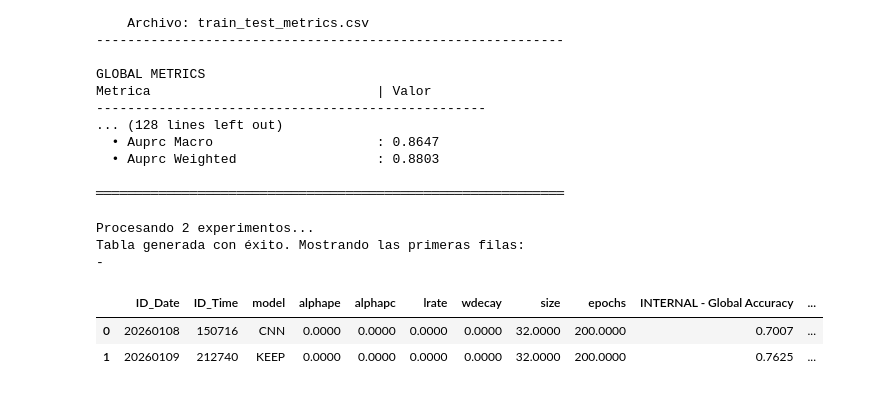
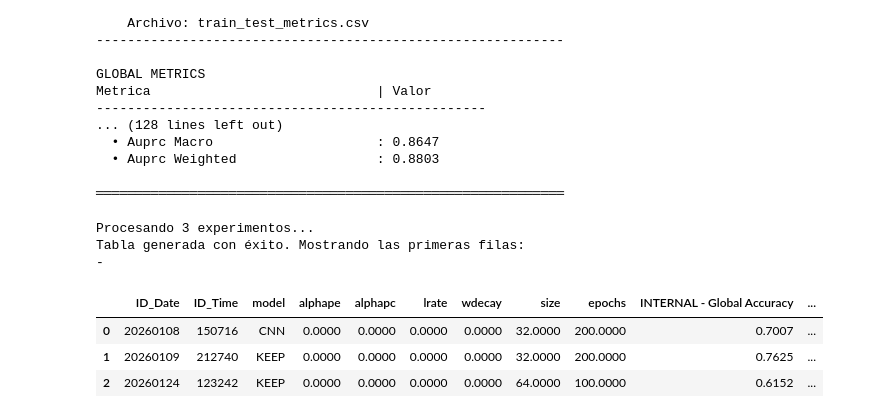
Before and after one commit to Nataliah612/Prost_Graph, a Jupyter notebook: notebooks/results_visualization.ipynb, the cells around one changed output. Drawn from its saved outputs; the diff is of its cells as text; code cells hidden in the pictures.

```diff
--- a/notebooks/results_visualization.ipynb
+++ b/notebooks/results_visualization.ipynb
@@ -370,31 +370,33 @@ def estilizar_tabla(df):
 
 # ==============================================================================
 # EJEMPLO DE USO
 # ==============================================================================
 
 # 1. Define tu lista de rutas (puedes usar glob para obtenerlas automáticamente)
 experimentos = [
     r"/workspace/results/20260108_150716_model-CNN_frozen_graph_alphape-0_alphapc-0_AdamW_lrate-1e-05_wdecay-1e-05_batch_size-32_epochs-200",
     r"/workspace/results/20260109_212740_model-KEEP_frozen_graph_alphape-0_alphapc-0_AdamW_lrate-1e-05_wdecay-1e-05_batch_size-32_epochs-200",
+    r"/workspace/results/20260124_123242_model-KEEP_frozen_mlp_alphape-0_alphapc-0_AdamW_lrate-1e-05_wdecay-1e-05_batch_size-64_epochs-100",
 ]
 
 # O usar glob para coger todas las carpetas en results:
 # import glob
 # experimentos = glob.glob("/workspace/results/*")
 
 # 2. Generar el DataFrame
 df_resultados, df_reducido = generar_tabla_comparativa_red(experimentos)
 
 # 3. Mostrar resultados
 print("Tabla generada con éxito. Mostrando las primeras filas:")
 estilizar_tabla(df_resultados)
 
 print("-")
 estilizar_tabla(df_reducido)
 # %% [output]
-Procesando 2 experimentos...
+Procesando 3 experimentos...
 Tabla generada con éxito. Mostrando las primeras filas:
 -
 |  | ID_Date | ID_Time | model | alphape | alphapc | lrate | wdecay | size | epochs | INTERNAL - Global Accuracy | ... |
 | 0 | 20260108 | 150716 | CNN | 0.0000 | 0.0000 | 0.0000 | 0.0000 | 32.0000 | 200.0000 | 0.7007 | ... |
 | 1 | 20260109 | 212740 | KEEP | 0.0000 | 0.0000 | 0.0000 | 0.0000 | 32.0000 | 200.0000 | 0.7625 | ... |
+| 2 | 20260124 | 123242 | KEEP | 0.0000 | 0.0000 | 0.0000 | 0.0000 | 64.0000 | 100.0000 | 0.6152 | ... |
```
Also changed, not shown: parts of 1 cell of this notebook, 2 other files.
